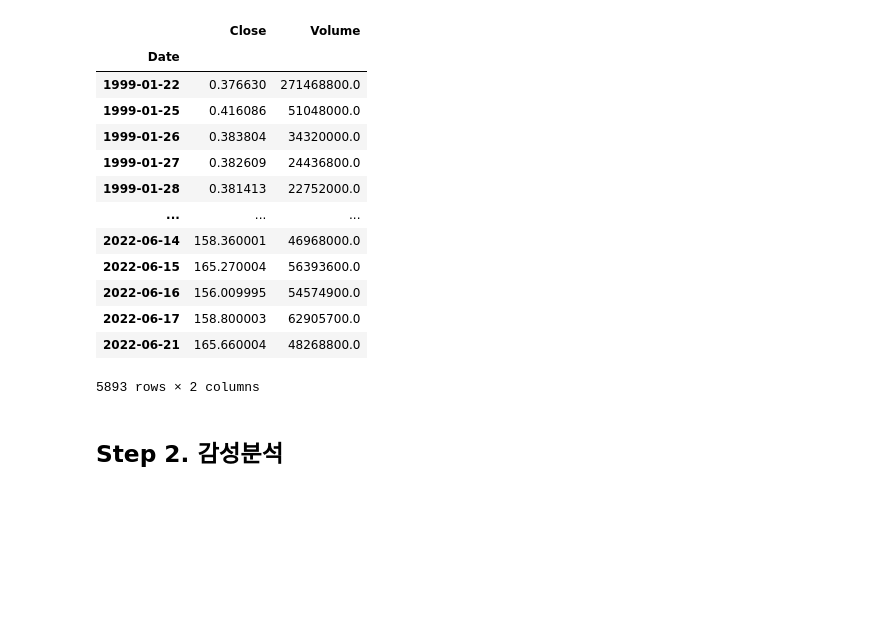
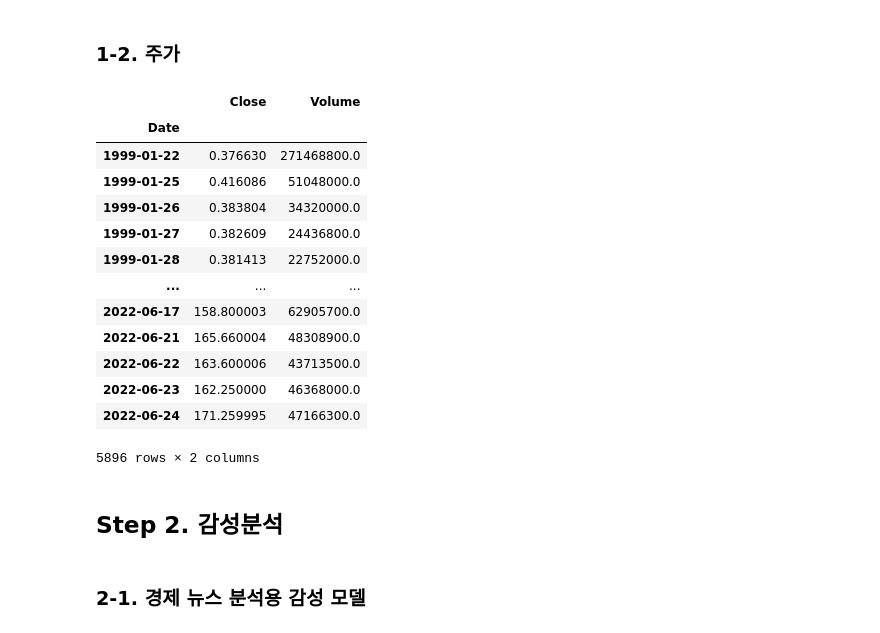
Before and after one commit to sw-song/kaggle-study, a Jupyter notebook: 00_14_stock_sentiment_analysis/nvda.ipynb, the cells around one changed output. Saved outputs shown, nothing was run; the diff lists cells and outputs as text; code cells hidden in the pictures; blank space fills up the shorter version.

```diff
--- a/00_14_stock_sentiment_analysis/nvda.ipynb
+++ b/00_14_stock_sentiment_analysis/nvda.ipynb
@@ -51,22 +53,27 @@ df
 300 rows × 12 columns
+# %% [markdown]
+### 1-2. 주가
 # %%
 nvda = yf.Ticker('NVDA')
 # %%
-nvda.history(period='max')[['Close','Volume']]
+ts_df = nvda.history(period='max')[['Close','Volume']]
+ts_df
 # %% [output]
 |  | Close | Volume |
 | Date |  |  |
 | 1999-01-22 | 0.376630 | 271468800.0 |
 | 1999-01-25 | 0.416086 | 51048000.0 |
 | 1999-01-26 | 0.383804 | 34320000.0 |
 | 1999-01-27 | 0.382609 | 24436800.0 |
 | 1999-01-28 | 0.381413 | 22752000.0 |
 | ... | ... | ... |
-| 2022-06-14 | 158.360001 | 46968000.0 |
-| 2022-06-15 | 165.270004 | 56393600.0 |
-| 2022-06-16 | 156.009995 | 54574900.0 |
 | 2022-06-17 | 158.800003 | 62905700.0 |
-| 2022-06-21 | 165.660004 | 48268800.0 |
+| 2022-06-21 | 165.660004 | 48308900.0 |
+| 2022-06-22 | 163.600006 | 43713500.0 |
+| 2022-06-23 | 162.250000 | 46368000.0 |
+| 2022-06-24 | 171.259995 | 47166300.0 |
-5893 rows × 2 columns
+5896 rows × 2 columns
 # %% [markdown]
 ## Step 2. 감성분석
+# %% [markdown]
+### 2-1. 경제 뉴스 분석용 감성 모델
```
Also changed, not shown: parts of 25 cells of this notebook, 1 other file.
